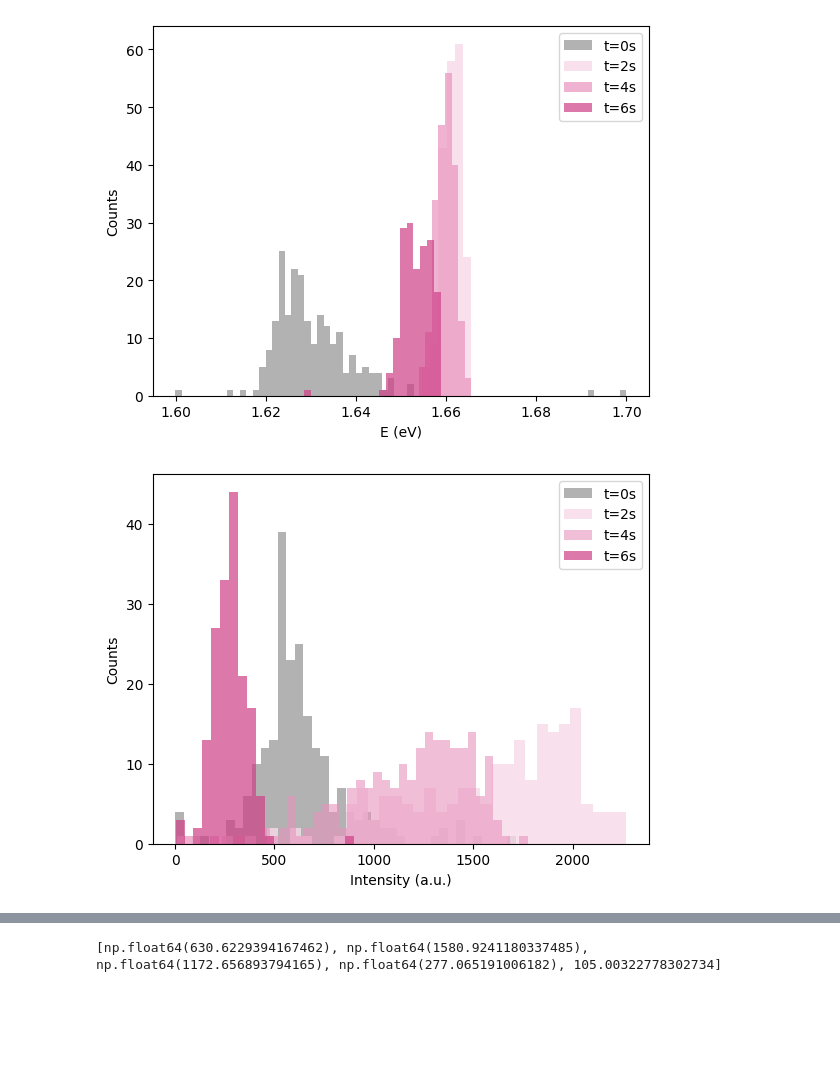
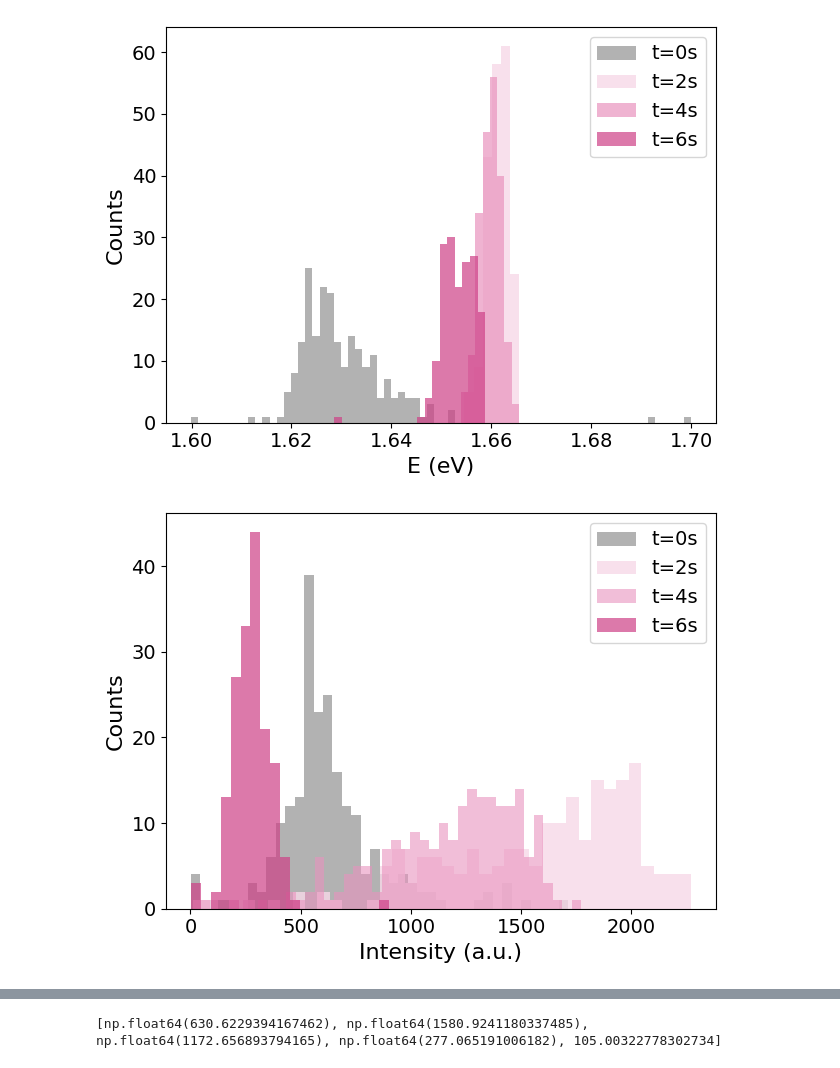
Before and after one commit to weronika-coder/praca_inzynierska, a Jupyter notebook: analiza/próbka1/analiza.ipynb, the cells around one changed output, grey strips where cells are left out. Cells and saved outputs as stored; diff of their text form; code cells hidden in the pictures; blank space fills up the shorter version.

```diff
--- a/analiza/próbka1/analiza.ipynb
+++ b/analiza/próbka1/analiza.ipynb
@@ -101,18 +102,26 @@ centers_Raman_LA_6s, fwhms_Raman_LA_6s, intensities_Raman_LA_6s = lorentz2map(rs
 centers_Raman_LA_8s, fwhms_Raman_LA_8s, intensities_Raman_LA_8s =fitLorentz((rs_Raman_8s, I_Raman_8s,255,265))
 # %%
 #histogramy pozycji piku PL
-
+plt.rcParams.update(
+        {
+            "axes.labelsize": 18,
+            "xtick.labelsize": 16,
+            "ytick.labelsize": 16,
+            "legend.fontsize": 16,
+            "figure.autolayout": True,
+        }
+    )
 plt.hist(centers_PL_0s, bins=70, label="t=0s", alpha=0.6, color='gray')
 plt.hist(centers_PL_2s, bins=6, label="t=2s", alpha=0.80,color='#F7D9E8')
 plt.hist(centers_PL_4s, bins=8, label="t=4s", alpha=0.70,color='#E993BE')
 plt.hist(centers_PL_6s, bins=20, label="t=6s",alpha=0.70,color="#CE4087")
 plt.xlabel(r"E (eV)")
 plt.ylabel("Counts")
 plt.legend()
 
 plt.savefig(sciezka/'histogram_pozycji_PL.png')
 # %% [output]
-[figure, old version]
+[figure, new version]
 # %%
 #histogramy intensywności piku PL
 
@@ -125,7 +134,7 @@ plt.ylabel("Counts")
 plt.legend()
 plt.savefig(sciezka/'histogram_intensywnosci_PL.png')
 # %% [output]
-[figure, old version]
+[figure, new version]
 # %%
 #histogramy fwhm piku PL
 
```
Also changed, not shown: parts of 17 cells of this notebook, 58 other files.
